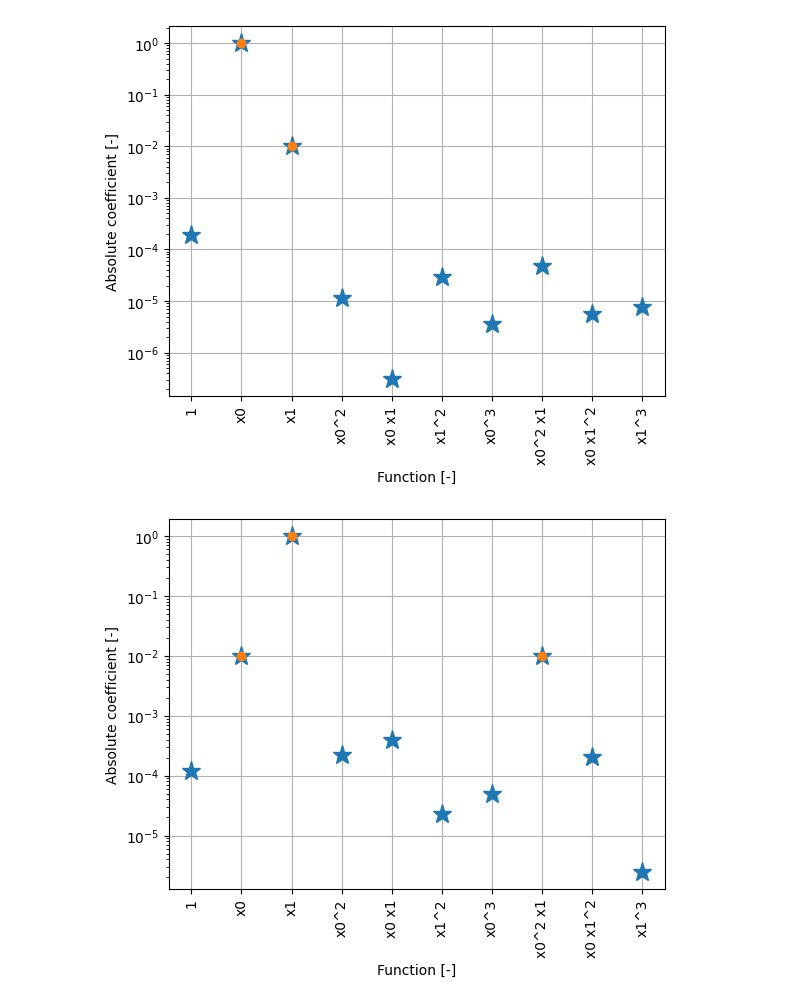
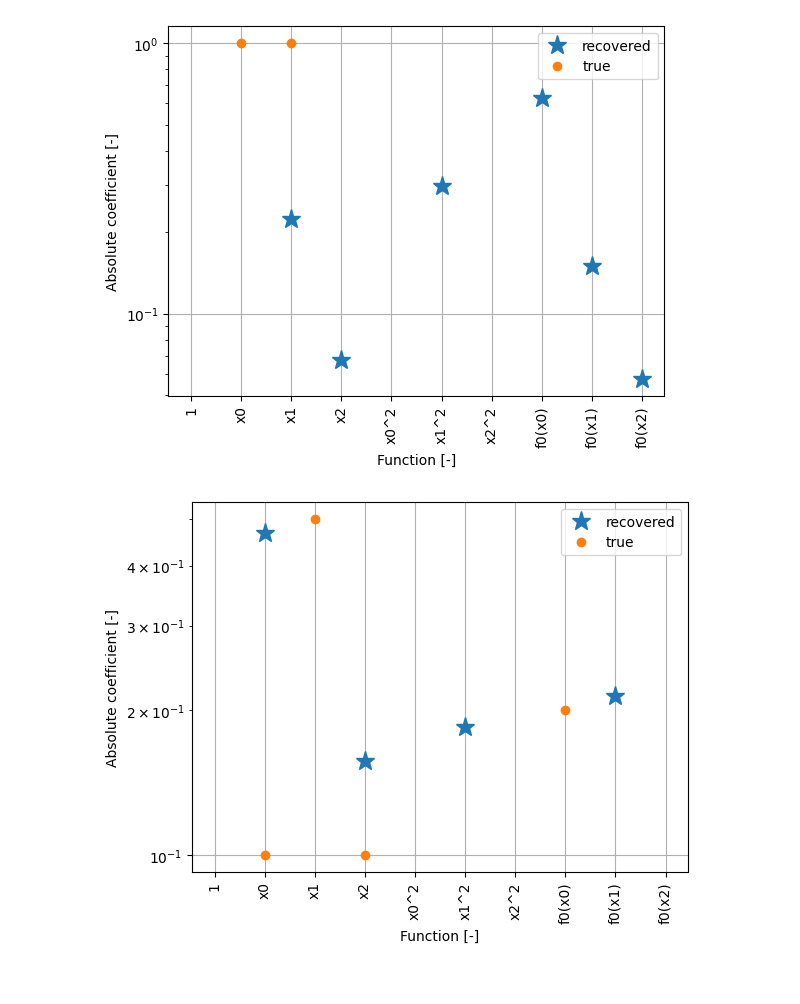
Before and after one commit to JPMellink97/mscth, a Jupyter notebook: sparse_nn.ipynb, the cells around one changed output. Cells and saved outputs as stored; diff of their text form; code cells hidden in the pictures.

```diff
--- a/sparse_nn.ipynb
+++ b/sparse_nn.ipynb
@@ -216,6 +215,7 @@ reg loss 0.0000, pred loss 0.0000, l1 loss: 0.0000
 threshold = 0
 params = [x.detach().numpy() for x in model.parameters()][0]
 
-NN_p_1 = params[0, np.abs(params[0,:]) > threshold]
-NN_p_2 = params[1, np.abs(params[1,:]) > threshold]
+NN_p_1 = params[0,:]
+NN_p_2 = params[1,:]
 NN_p = [NN_p_1, NN_p_2]
+NN_p
@@ -233,7 +239,7 @@ array([[-1.8720503e-04,  9.9995053e-01,  1.0032416e-02,  1.1670762e-05,
 # feature_library=ps.PolynomialLibrary(degree=degree)
 
 s_model = ps.SINDy(
-    optimizer=ps.STLSQ(threshold=8e-3),
+    optimizer=ps.STLSQ(alpha=0.5, threshold=1e-4),
     feature_library=feature_library,
     discrete_time=True
 )
@@ -252,6 +258,11 @@ s_model.print(precision=5)
 # %%
-# coeff = s_model.coefficients()
+coeff = s_model.coefficients()
 
-# S_p_1 = coeff[0, np.abs(coeff[0,:]) > threshold]
-# S_p_2 = coeff[1, np.abs(coeff[1,:]) > threshold]
-# S_p = [S_p_1, S_p_2]
+S_p_1 = coeff[0, :]
+S_p_1 = [i if np.abs(i)>1e-5 else 0 for i in S_p_1]
+
+S_p_2 = coeff[1, :]
+S_p_2 = [i if np.abs(i)>1e-5 else 0 for i in S_p_2]
+
+S_p = [S_p_1, S_p_2]
+S_p
@@ -267,23 +282,25 @@ x2_true = [0,0.01, 1,0,0,0,0,0.01]
 function_names = feature_library.get_feature_names()
 # %%
 plt.semilogy(np.abs(NN_p[0]),"*", markersize=14)
-plt.semilogy(x1_true,"o")
-plt.xticks(np.arange(NN_p[0].shape[0]), function_names, rotation=90)
+plt.semilogy(np.abs(S_p_1),"o")
+plt.xticks(ticks=np.arange(start=0,stop=len(function_names),step=1), labels=function_names, rotation=90)
 plt.xlabel("Function [-]")
 plt.ylabel("Absolute coefficient [-]")
+plt.legend(["recovered","true"])
 plt.grid()
 plt.show()
 
 plt.semilogy(np.abs(NN_p[1]),"*", markersize=14)
-plt.semilogy(x2_true,"o")
-plt.xticks(np.arange(NN_p[0].shape[0]), function_names, rotation=90)
+plt.semilogy(np.abs(S_p_2),"o")
+plt.xticks(ticks=np.arange(start=0,stop=len(function_names),step=1), labels=function_names, rotation=90)
 plt.xlabel("Function [-]")
 plt.ylabel("Absolute coefficient [-]")
+plt.legend(["recovered","true"])
 plt.grid()
 plt.show()
 # %% [output]
-[figure, old version]
+[figure, new version]
-[figure, old version]
+[figure, new version]
 # %%
 # x_1 = x_train[:-1]
 # x_true = x_train[1:]
```
Also changed, not shown: parts of 25 cells of this notebook, 16 other files.
